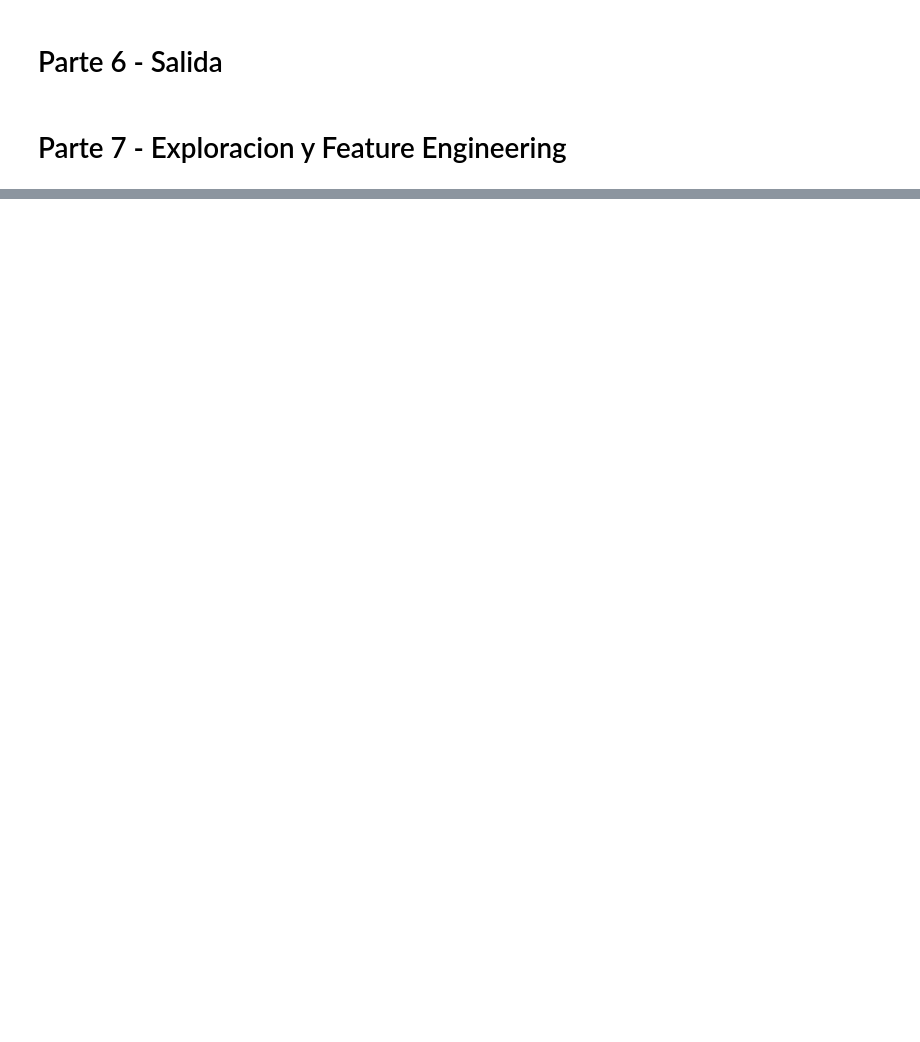
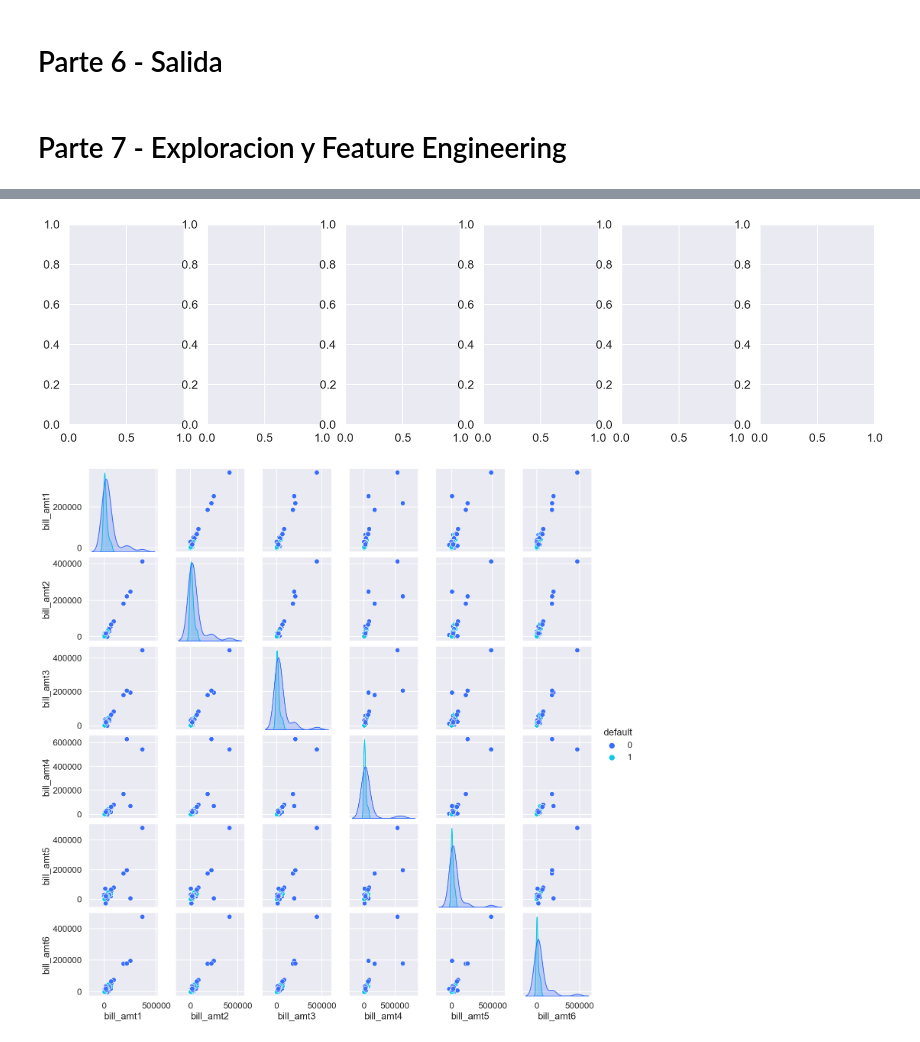
Before and after one commit to AdolfoVillalobos/ta-data-analysis-challenge, a Jupyter notebook: report.ipynb, the cells around one changed output, grey strips where cells are left out. Cells and saved outputs as stored; diff of their text form; code cells hidden in the pictures; blank space fills up the shorter version.

```diff
--- a/report.ipynb
+++ b/report.ipynb
@@ -776,0 +752,9 @@ pd.crosstab(df_norm.pay_2, df_norm.default).plot(kind='bar', stacked=True)
+# %%
+fig, axes = plt.subplots(1, 6, figsize=(20, 5))
+bill_col = [f'bill_amt{i}' for i in range(1, 7)]
+bill_col.append("default")
+sns.pairplot(data = df[bill_col], hue="default")
+plt.show()
+# %% [output]
+[figure, added]
+[figure, added]
```
Also changed, not shown: parts of 24 cells of this notebook, 1 other file.
